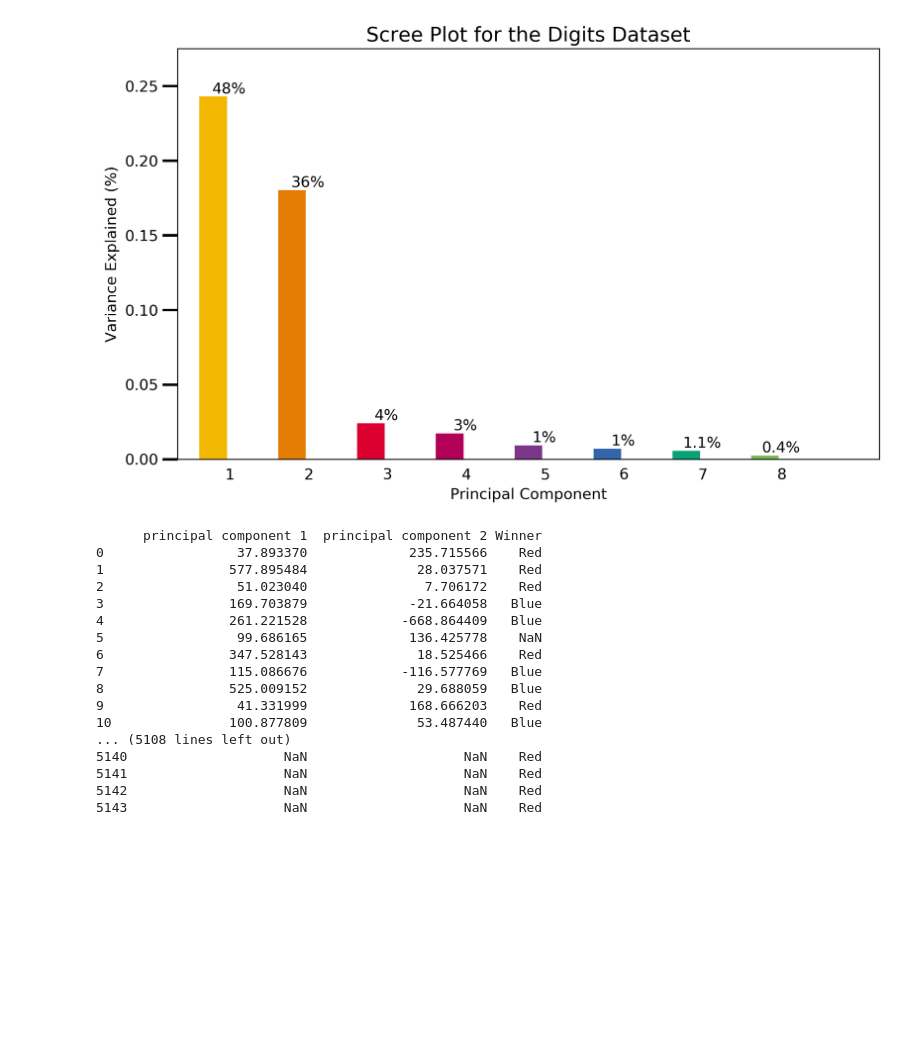
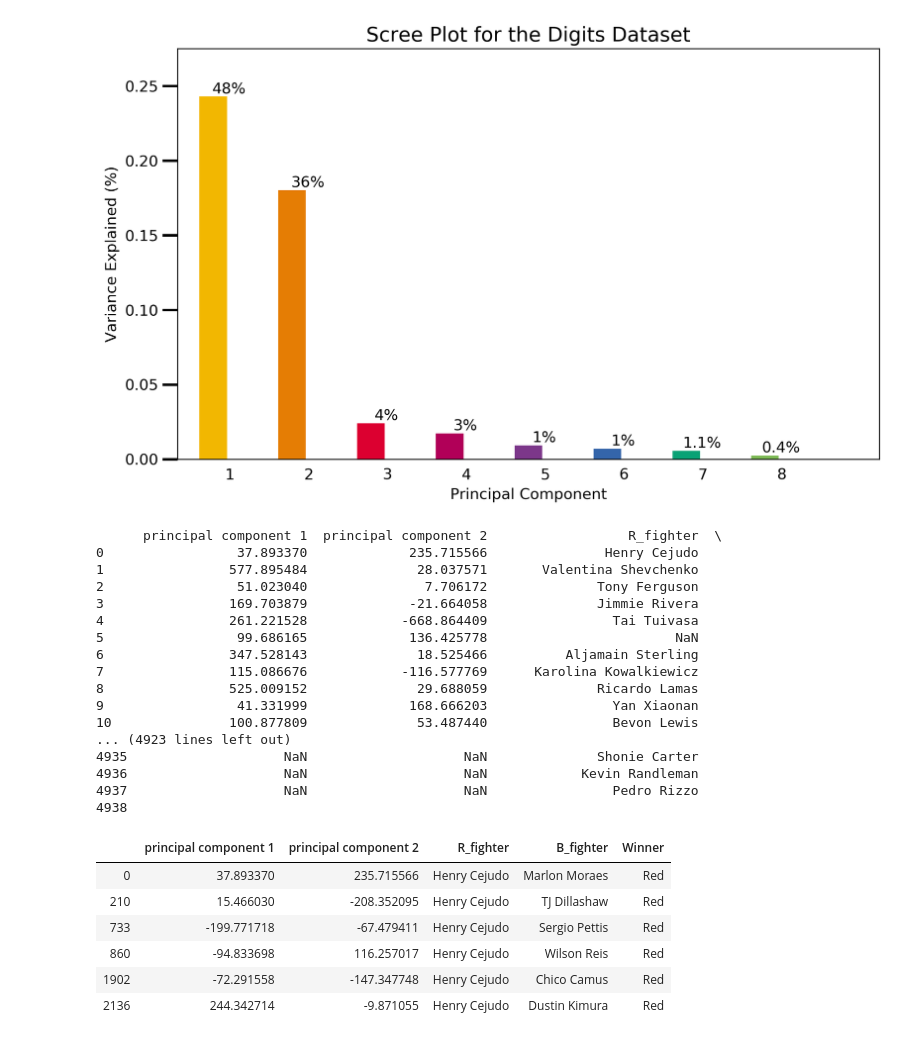
Before and after one commit to abasiamaakpan/UFC_Data_Mining_Project, a Jupyter notebook: Project.ipynb, the cells around one changed output. Drawn from its saved outputs; the diff is of its cells as text; code cells hidden in the pictures; blank space fills up the shorter version.

```diff
--- a/Project.ipynb
+++ b/Project.ipynb
@@ -188,23 +188,23 @@ principalDf = pd.DataFrame(data = X_pca_new
 # %%
 pd.set_option('display.max_rows', 6000)
 pd.set_option('display.max_columns', 6000)
-finalDf = pd.concat([principalDf, df[['Winner']]], axis = 1)
+finalDf = pd.concat([principalDf, df[['R_fighter','B_fighter','Winner']]], axis = 1)
 finalDf
 # %% [output]
-      principal component 1  principal component 2 Winner
-0                 37.893370             235.715566    Red
-1                577.895484              28.037571    Red
-2                 51.023040               7.706172    Red
-3                169.703879             -21.664058   Blue
-4                261.221528            -668.864409   Blue
-5                 99.686165             136.425778    NaN
-6                347.528143              18.525466    Red
-7                115.086676            -116.577769   Blue
-8                525.009152              29.688059   Blue
-9                 41.331999             168.666203    Red
-10               100.877809              53.487440   Blue
-... (5108 lines left out)
-5140                    NaN                    NaN    Red
-5141                    NaN                    NaN    Red
-5142                    NaN                    NaN    Red
-5143                    NaN                    NaN    Red
+      principal component 1  principal component 2                  R_fighter  \
+0                 37.893370             235.715566               Henry Cejudo
+1                577.895484              28.037571       Valentina Shevchenko
+2                 51.023040               7.706172              Tony Ferguson
+3                169.703879             -21.664058              Jimmie Rivera
+4                261.221528            -668.864409                Tai Tuivasa
+5                 99.686165             136.425778                        NaN
+6                347.528143              18.525466          Aljamain Sterling
+7                115.086676            -116.577769      Karolina Kowalkiewicz
+8                525.009152              29.688059              Ricardo Lamas
+9                 41.331999             168.666203                Yan Xiaonan
+10               100.877809              53.487440                Bevon Lewis
+... (4923 lines left out)
+4935                    NaN                    NaN              Shonie Carter
+4936                    NaN                    NaN            Kevin Randleman
+4937                    NaN                    NaN                Pedro Rizzo
+4938
@@ -210,0 +215,11 @@ finalDf
+# %%
+Henry_Cejudo_R_fighter=df_group_R_fighter.get_group('Henry Cejudo')
+Henry_Cejudo_R_fighter
+# %% [output]
+|  | principal component 1 | principal component 2 | R_fighter | B_fighter | Winner |
+| 0 | 37.893370 | 235.715566 | Henry Cejudo | Marlon Moraes | Red |
+| 210 | 15.466030 | -208.352095 | Henry Cejudo | TJ Dillashaw | Red |
+| 733 | -199.771718 | -67.479411 | Henry Cejudo | Sergio Pettis | Red |
+| 860 | -94.833698 | 116.257017 | Henry Cejudo | Wilson Reis | Red |
+| 1902 | -72.291558 | -147.347748 | Henry Cejudo | Chico Camus | Red |
+| 2136 | 244.342714 | -9.871055 | Henry Cejudo | Dustin Kimura | Red |
```
Also changed, not shown: parts of 6 cells of this notebook.
